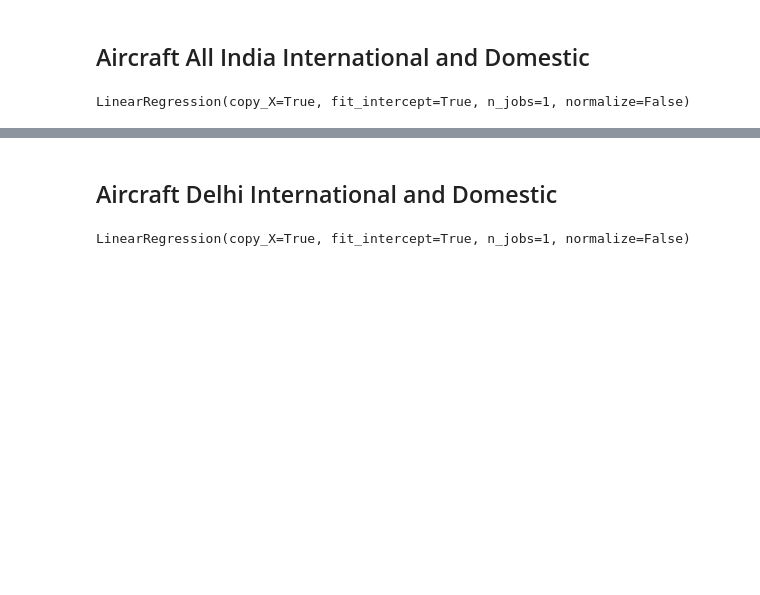
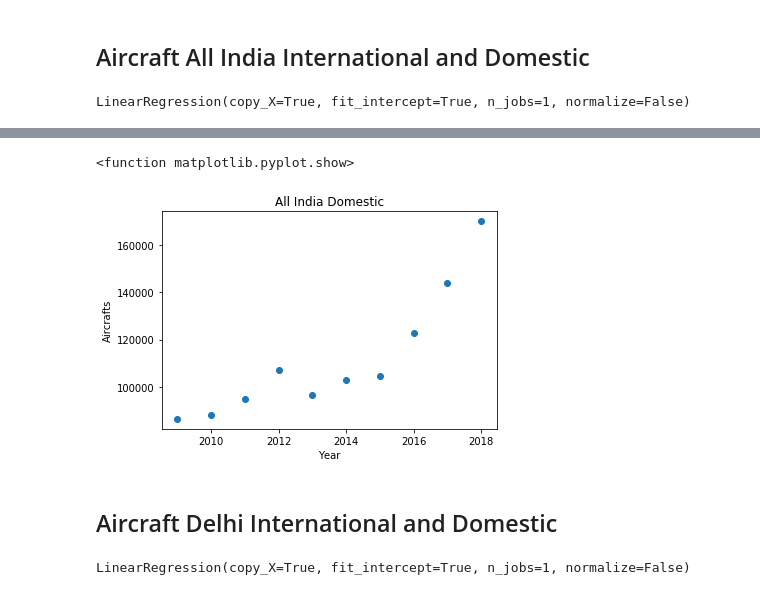
Before and after one commit to kushalguptadeveloper/Airport-Authority-Of-India-Internship-Project, a Jupyter notebook: AAI.ipynb, the cells around one changed output, grey strips where cells are left out. Saved outputs shown, nothing was run; the diff lists cells and outputs as text; code cells hidden in the pictures; blank space fills up the shorter version.

```diff
--- a/AAI.ipynb
+++ b/AAI.ipynb
@@ -22,3 +32,12 @@ LinearRegression(copy_X=True, fit_intercept=True, n_jobs=1, normalize=False)
+# %%
+plt.scatter(X_jan,Y_jan_aircraft_domestic)
+plt.title("All India Domestic")
+plt.ylabel("Aircrafts")
+plt.xlabel("Year")
+plt.show
+# %% [output]
+<function matplotlib.pyplot.show>
+[figure, added]
 # %% [markdown]
 ## Aircraft Delhi International and Domestic
 # %%
```
Also changed, not shown: parts of 16 cells of this notebook.
